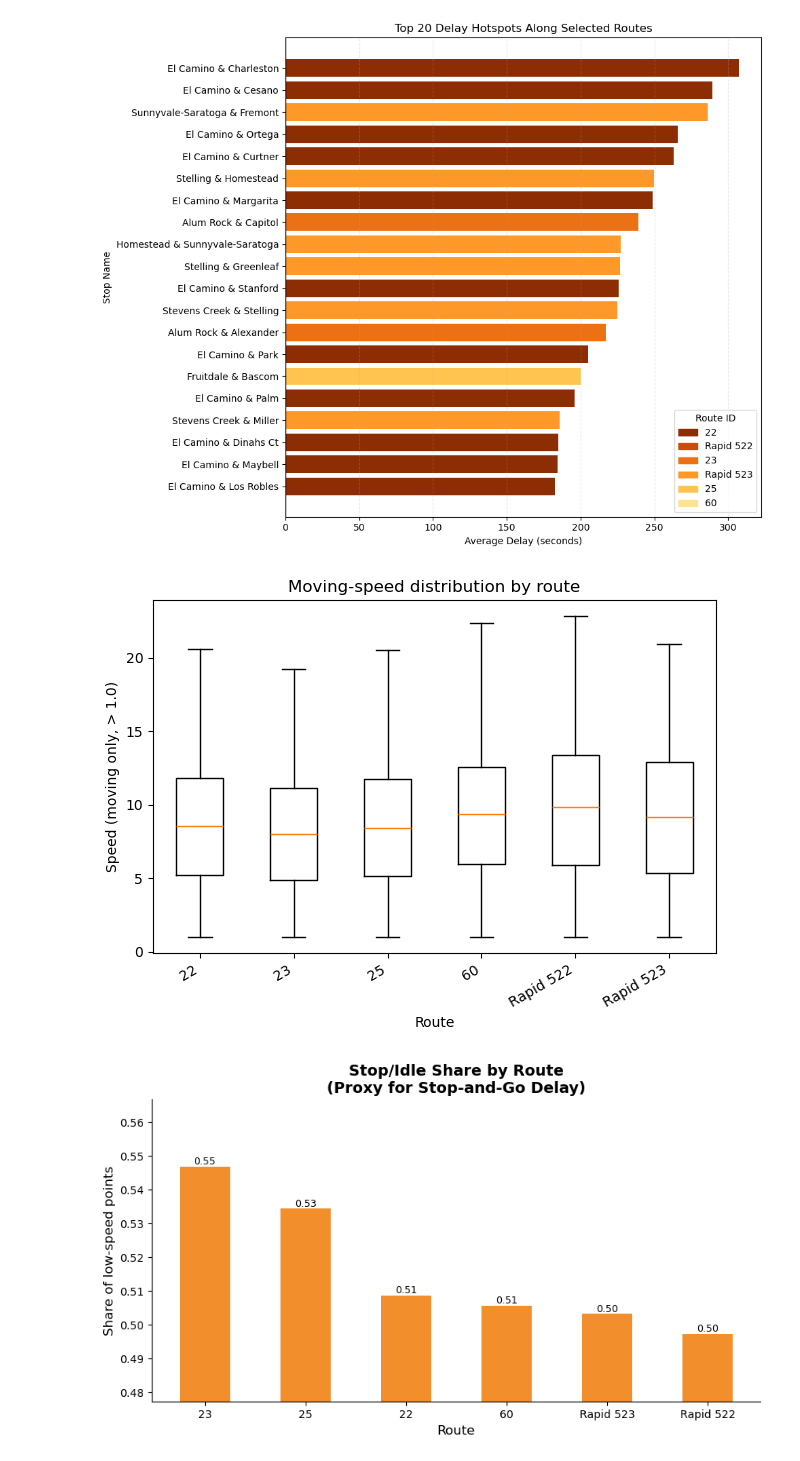
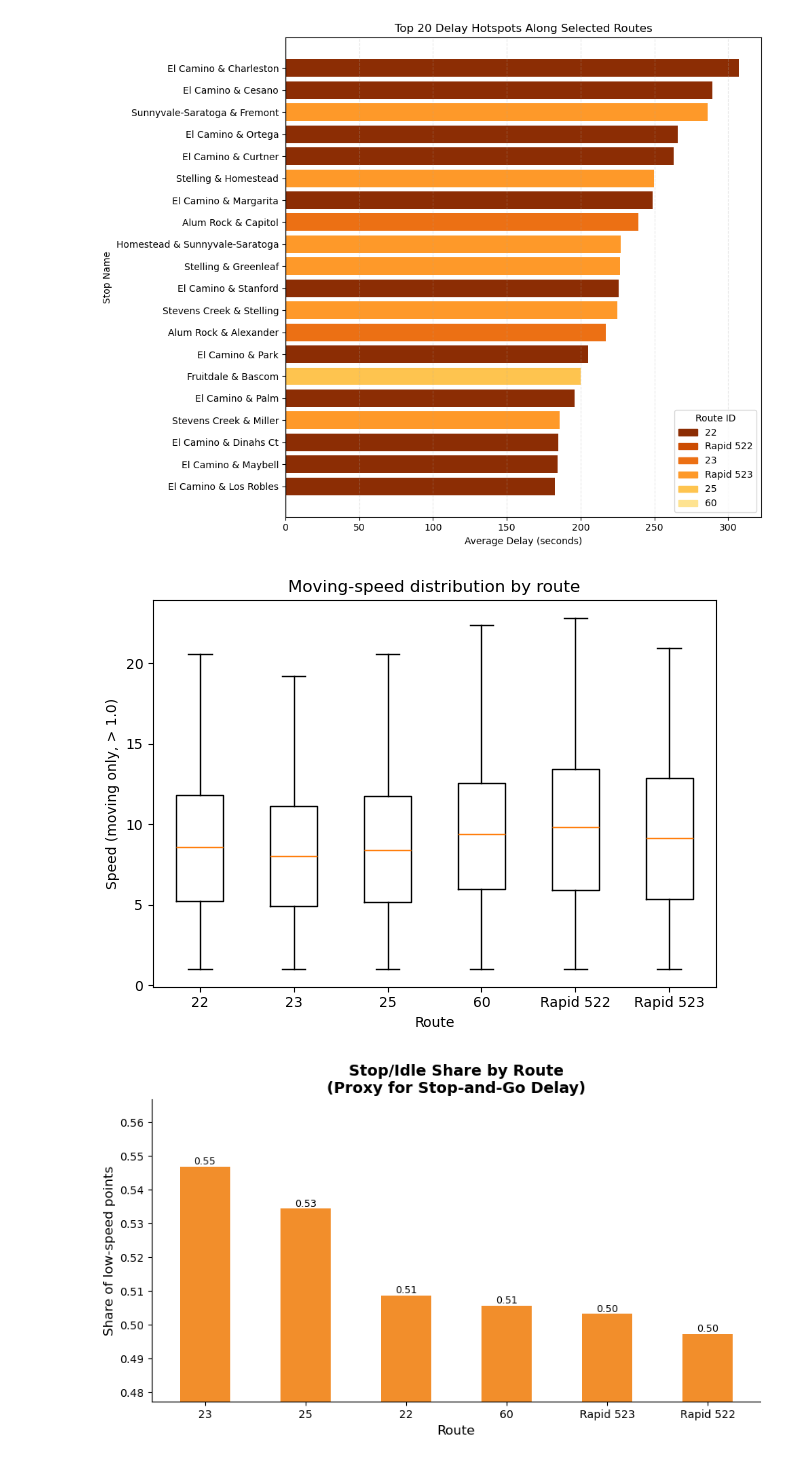
Before and after one commit to ArcherGu22/VTA-Transit-Delays, a Jupyter notebook: scripts/03_midterm_visuals.ipynb, the cells around one changed output. Drawn from its saved outputs; the diff is of its cells as text; code cells hidden in the pictures.

Commit message:
file renaming and slight adjustment to labels on one of the visuals

```diff
--- a/scripts/03_midterm_visuals.ipynb
+++ b/scripts/03_midterm_visuals.ipynb
@@ -114,24 +114,23 @@ plt.show()
 # %%
 #moving threshold/minimum moving speed; filter out stopped pings
 #this allows for determining quartiles for moving speeds
 MOVING_TH = 1.0
 df_move = df[df["speed"] > MOVING_TH].copy()
 
 routes_order = sorted(df_move["route_id"].unique(), key=lambda x: (x.startswith("Rapid"), x))
 data = [df_move.loc[df_move["route_id"] == r, "speed"].values for r in routes_order]
 
 plt.figure()
 plt.boxplot(data, tick_labels=routes_order, showfliers=False)
 plt.xlabel("Route")
 plt.ylabel(f"Speed (moving only, > {MOVING_TH})")
 plt.title("Moving-speed distribution by route")
-plt.xticks(rotation=30, ha="right")
 plt.tight_layout()
 
 plt.savefig("../visualizations/chart 03_Moving-speed_distribution_by_route.png", dpi=300)
 plt.show()
 # %% [output]
-[figure, old version]
+[figure, new version]
 # %%
 #consider near stopped movement to be stopped
 STOP_TH = 0.5
```
Also changed, not shown: 6 other files.
